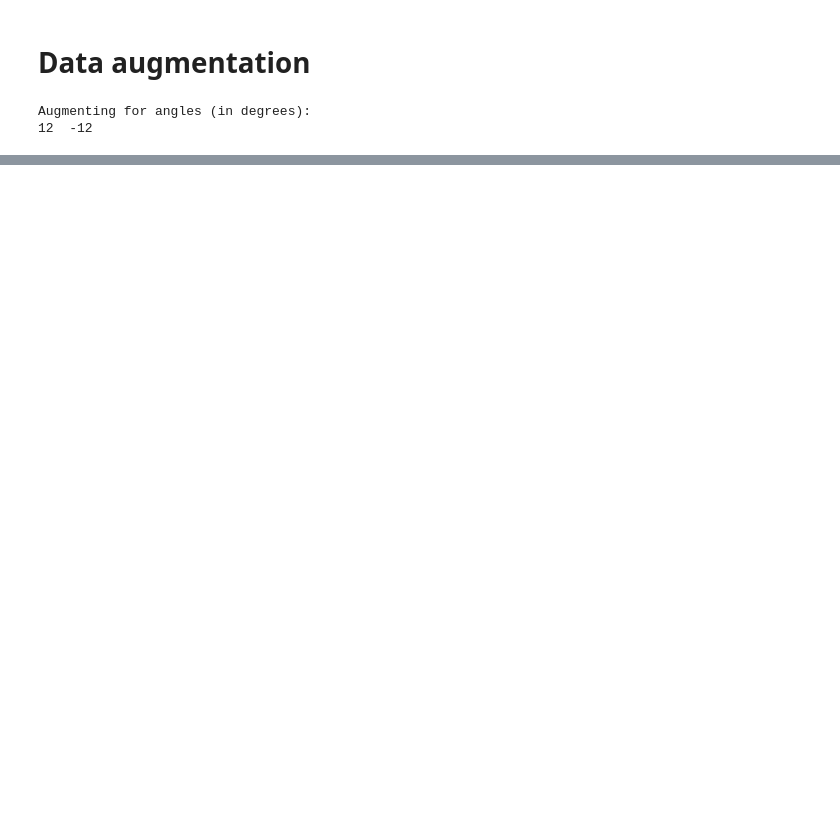
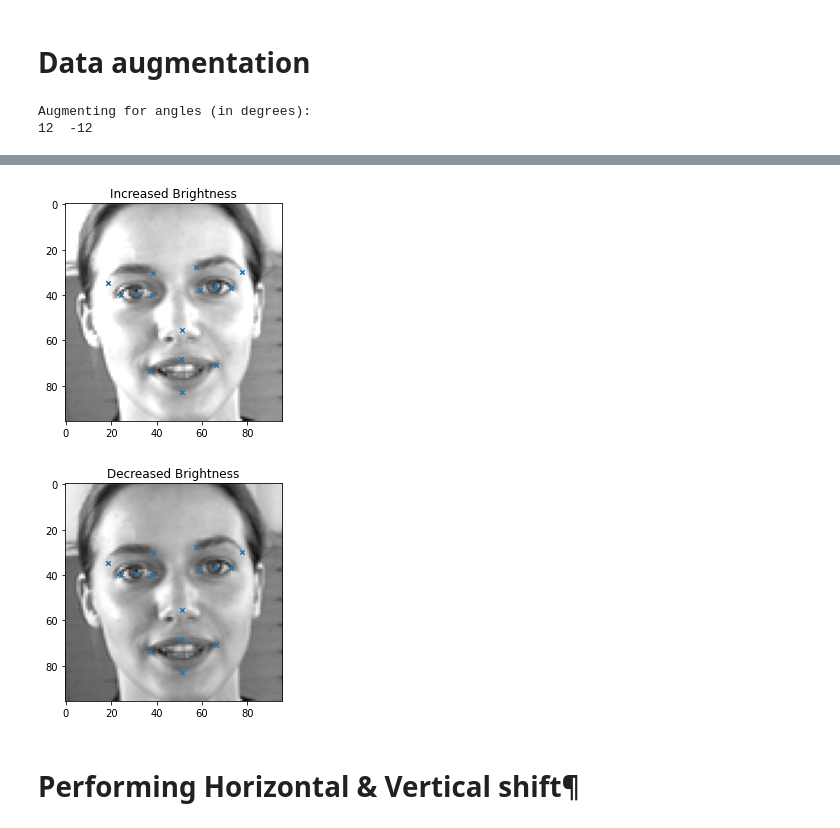
Before and after one commit to JanLeyva/DeepLearning, a Jupyter notebook: MyAssignment2.ipynb, the cells around one changed output, grey strips where cells are left out. Saved outputs shown, nothing was run; the diff lists cells and outputs as text; code cells hidden in the pictures; blank space fills up the shorter version.

```diff
--- a/MyAssignment2.ipynb
+++ b/MyAssignment2.ipynb
@@ -127,0 +202,5 @@ print(x_train.shape)
+# %%
+# Split the initial training dataset into training, validation and testing datasets.
+
+train_images, x_test, train_keypoints, y_test = train_test_split(train_images, train_keypoints, test_size = 0.3)
+x_test, x_valid, y_test, y_valid = train_test_split(x_test, y_test, test_size = 0.5)
@@ -178,0 +288,21 @@ plot_sample(rotated_train_images[sample_image_index], rotated_train_keypoints[sa
+# %%
+train_images = np.concatenate((train_images, rotated_train_images))
+train_keypoints = np.concatenate((train_keypoints, rotated_train_keypoints))
+# %%
+def alter_brightness(images, keypoints):
+    altered_brightness_images = []
+    inc_brightness_images = np.clip(images*1.2, 0.0, 1.0)    # Increased brightness by a factor of 1.2 & clip any values outside the range of [-1,1]
+    dec_brightness_images = np.clip(images*0.6, 0.0, 1.0)    # Decreased brightness by a factor of 0.6 & clip any values outside the range of [-1,1]
+    altered_brightness_images.extend(inc_brightness_images)
+    altered_brightness_images.extend(dec_brightness_images)
+    return altered_brightness_images, np.concatenate((keypoints, keypoints))
+# %%
+altered_brightness_train_images, altered_brightness_train_keypoints = alter_brightness(train_images, train_keypoints)
+# %%
+    fig, axis = plt.subplots()
+    plot_sample(altered_brightness_train_images[sample_image_index], altered_brightness_train_keypoints[sample_image_index], axis, "Increased Brightness")
+    fig, axis = plt.subplots()
+    plot_sample(altered_brightness_train_images[len(altered_brightness_train_images)//2+sample_image_index], altered_brightness_train_keypoints[len(altered_brightness_train_images)//2+sample_image_index], axis, "Decreased Brightness")
+# %% [output]
+[figure, added]
+[figure, added]
@@ -178,0 +312,2 @@ plot_sample(rotated_train_images[sample_image_index], rotated_train_keypoints[sa
+# %% [markdown]
+# Performing Horizontal & Vertical shift¶
```
Also changed, not shown: parts of 31 cells of this notebook.
